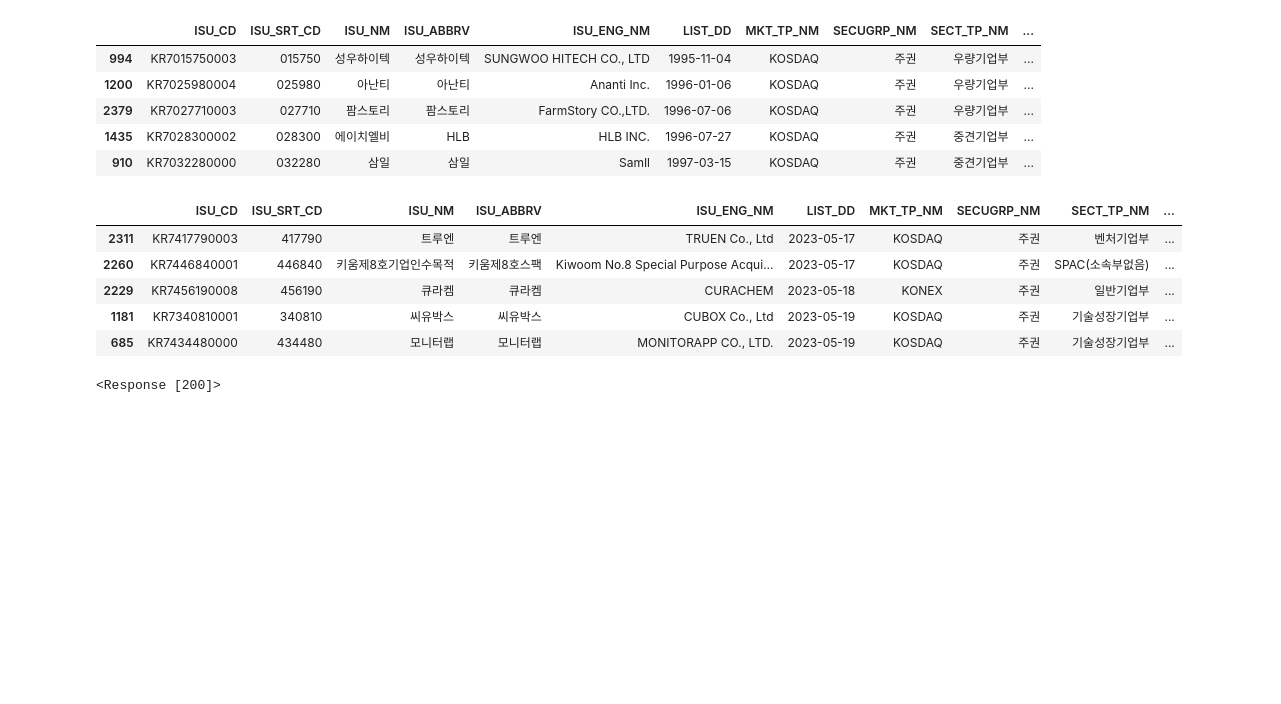
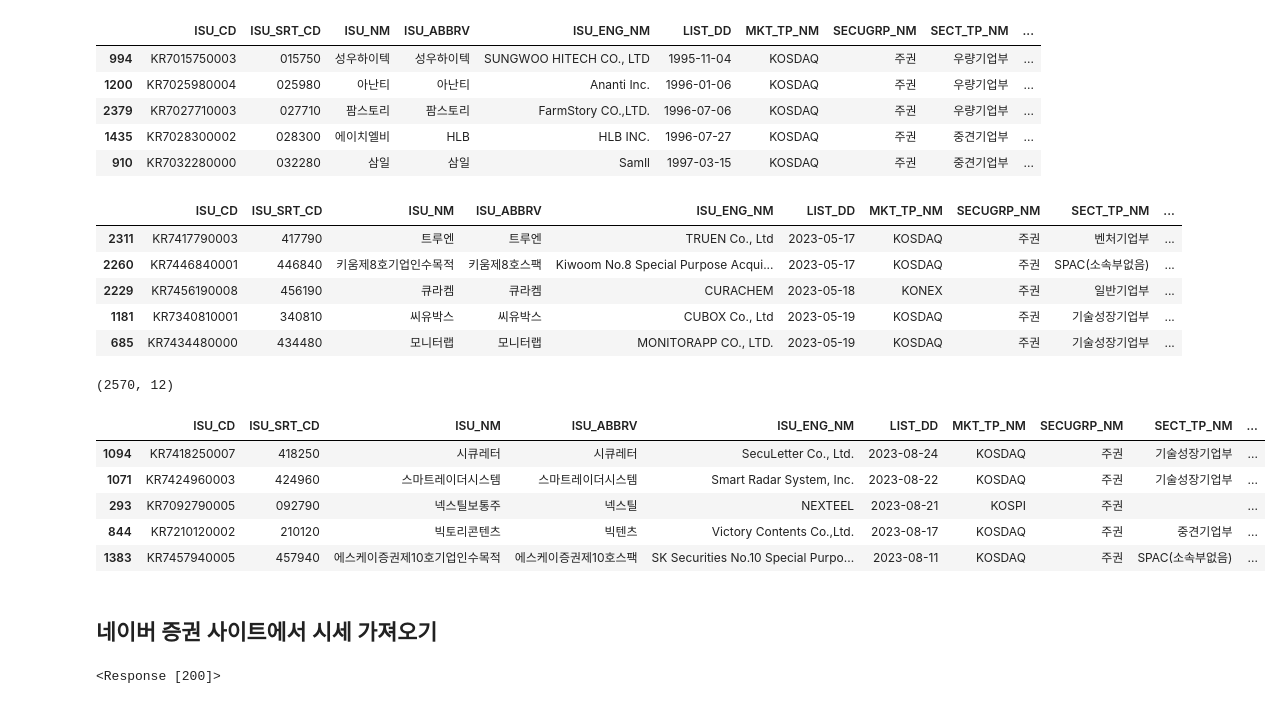
Before and after one commit to aaingyunii/Bootcamp_basic_DataEngineering, a Jupyter notebook: naver_finance.ipynb, the cells around one changed output. Saved outputs shown, nothing was run; the diff lists cells and outputs as text; code cells hidden in the pictures; blank space fills up the shorter version.

```diff
--- a/naver_finance.ipynb
+++ b/naver_finance.ipynb
@@ -100,10 +104,23 @@ df[df['현재까지']<100].sort_values(by="현재까지",ascending=False).head()
 # KOSDAQ, KOSPI 에만 상장된 주식 데이터 가져오기
 
 target = df.loc[df.MKT_TP_NM.apply(lambda x : (x == 'KOSPI') or (x =='KOSDAQ'))].copy()
-
+target.shape
 ##  위와 같은 결과 값.
 # target = df[df['MKT_TP_NM'].isin(["KOSPI","KOSDAQ"])].copy()
 # target['ISU_SRT_CD']
+# %% [output]
+(2570, 12)
+# %%
+target.sort_values('LIST_DD',ascending=False).head()
+# %% [output]
+|  | ISU_CD | ISU_SRT_CD | ISU_NM | ISU_ABBRV | ISU_ENG_NM | LIST_DD | MKT_TP_NM | SECUGRP_NM | SECT_TP_NM | ... |
+| 1094 | KR7418250007 | 418250 | 시큐레터 | 시큐레터 | SecuLetter Co., Ltd. | 2023-08-24 | KOSDAQ | 주권 | 기술성장기업부 | ... |
+| 1071 | KR7424960003 | 424960 | 스마트레이더시스템 | 스마트레이더시스템 | Smart Radar System, Inc. | 2023-08-22 | KOSDAQ | 주권 | 기술성장기업부 | ... |
+| 293 | KR7092790005 | 092790 | 넥스틸보통주 | 넥스틸 | NEXTEEL | 2023-08-21 | KOSPI | 주권 |  | ... |
+| 844 | KR7210120002 | 210120 | 빅토리콘텐츠 | 빅텐츠 | Victory Contents Co.,Ltd. | 2023-08-17 | KOSDAQ | 주권 | 중견기업부 | ... |
+| 1383 | KR7457940005 | 457940 | 에스케이증권제10호기업인수목적 | 에스케이증권제10호스팩 | SK Securities No.10 Special Purpo... | 2023-08-11 | KOSDAQ | 주권 | SPAC(소속부없음) | ... |
+# %% [markdown]
+## 네이버 증권 사이트에서 시세 가져오기
 # %%
 import requests
 # %%
```
Also changed, not shown: parts of 4 cells of this notebook.
